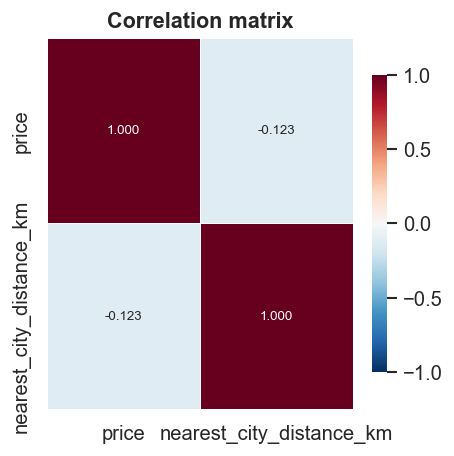
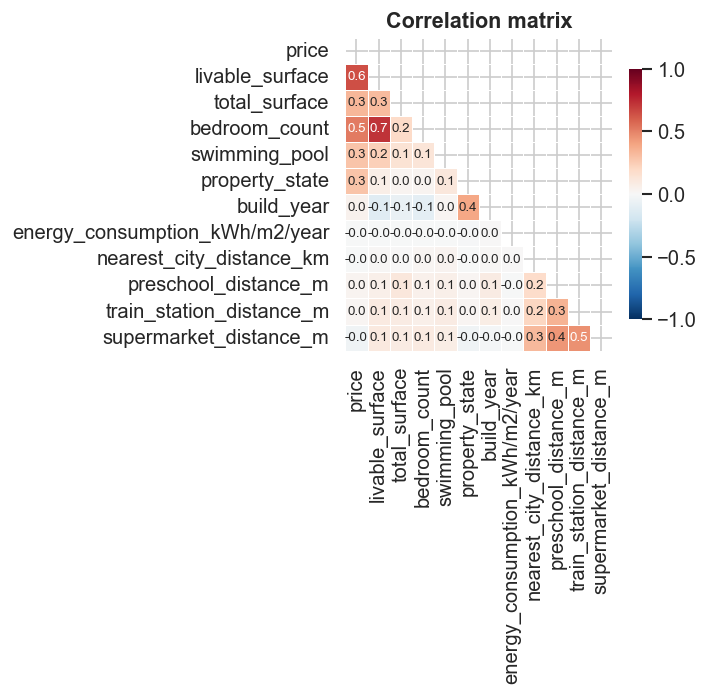
Code edit (unified diff) that turned the first committed figure into the second:
--- before
+++ after
@@ -1,6 +1,7 @@
-fig, ax = plt.subplots(figsize=(4, 4))
+fig, ax = plt.subplots(figsize=(6, 6))
 
-corr = closer[['price', 'nearest_city_distance_km']].corr()
-sns.heatmap(corr, ax=ax, cmap='RdBu_r', center=0, vmin=-1, vmax=1, annot=True, fmt='.3f',
+corr = numerical.corr()
+mask = np.triu(np.ones_like(corr, dtype=bool))
+sns.heatmap(corr, ax=ax, mask=mask,cmap='RdBu_r', center=0, vmin=-1, vmax=1, annot=True, fmt='.1f',
             linewidths=0.5, annot_kws={'size': 8}, cbar_kws={'shrink': 0.8})
 ax.set_title('Correlation matrix')

Commit: Looking at spearman